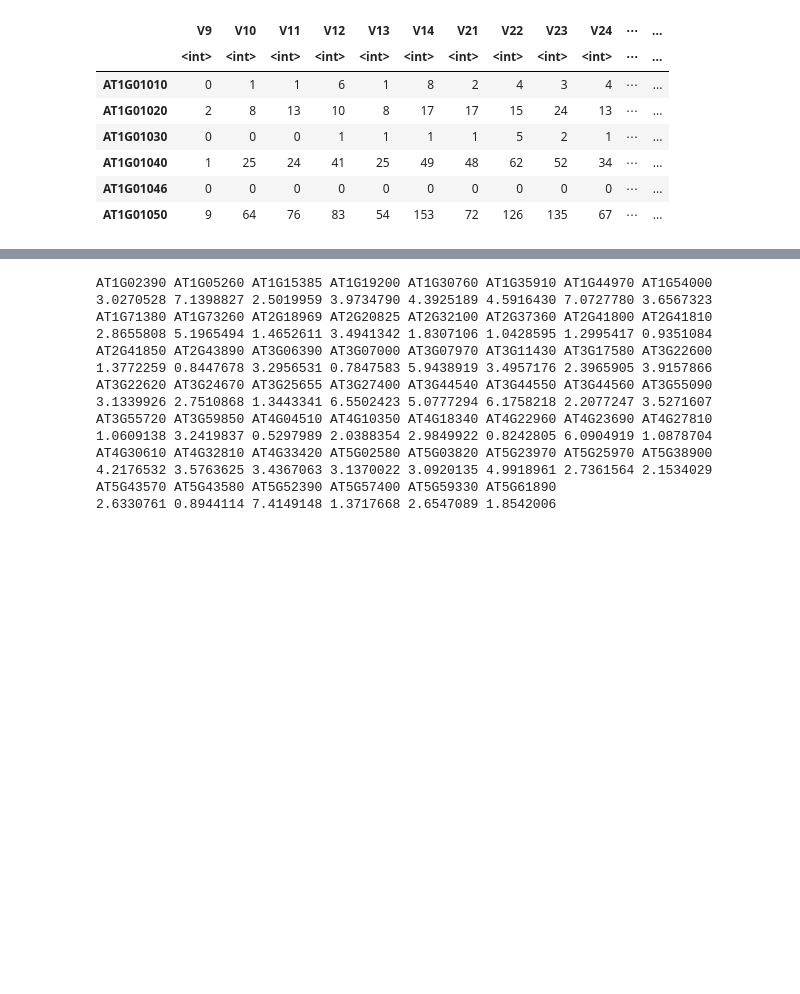
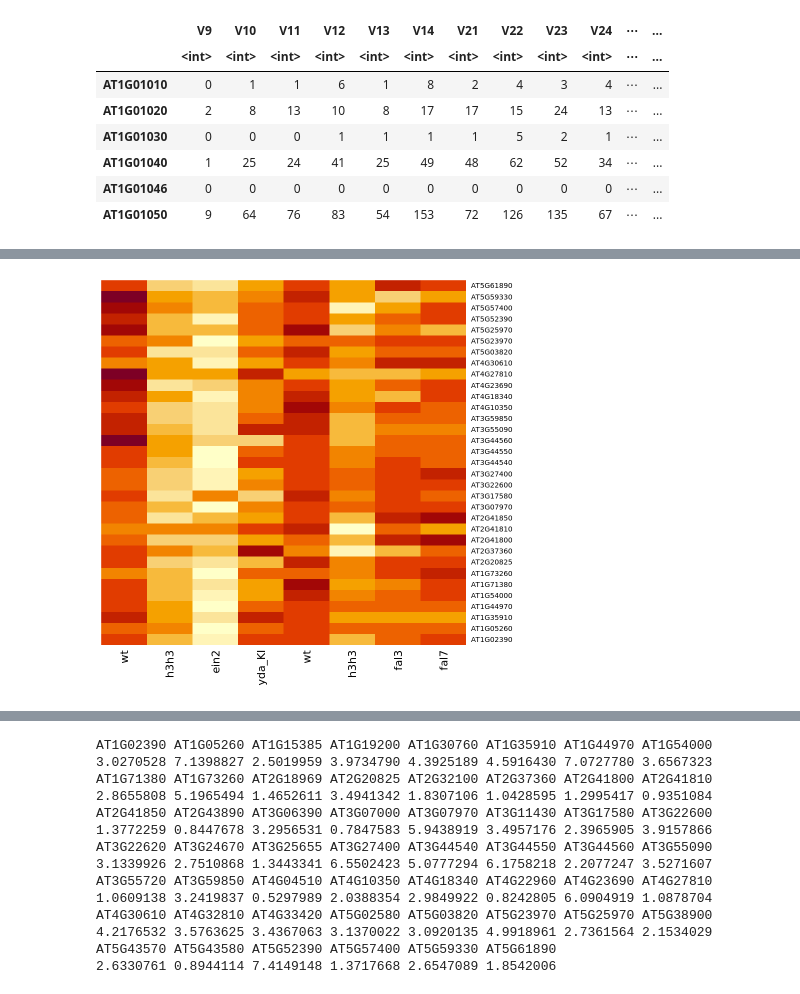
Before and after one commit to isaiahwtaylor/abscission_single_cell, a Jupyter notebook: WB7_fal.ipynb, the cells around one changed output, grey strips where cells are left out. Cells and saved outputs as stored; diff of their text form; code cells hidden in the pictures; blank space fills up the shorter version.

```diff
--- a/WB7_fal.ipynb
+++ b/WB7_fal.ipynb
@@ -247,0 +294,6 @@ A matrix: 6 × 4 of type dbl
+# %%
+shared_rows = intersect(rownames(ein2_de_sub_av), rownames(fals))
+ein2_norm = ein2_de_sub_av-rowMeans(ein2_de_sub_av[,(c(1,2))])
+fals_norm = fals-rowMeans(fals[,(c(1,2))])
+total = cbind(ein2_de_sub_av[shared_rows,], fals[shared_rows,])
+head(total)
@@ -248,3 +309,7 @@ A matrix: 6 × 4 of type dbl
+# %%
+heatmap(total, Rowv = NA, Colv = NA)
+# %% [output]
+[figure, added]
 # %%
 heatmap(ein2_de_sub_av-rowMeans(ein2_de_sub_av[,(c(1,2))]), Rowv=NA, Colv=NA)
 # %% [output]
```
Also changed, not shown: parts of 15 cells of this notebook, 1 other file.
